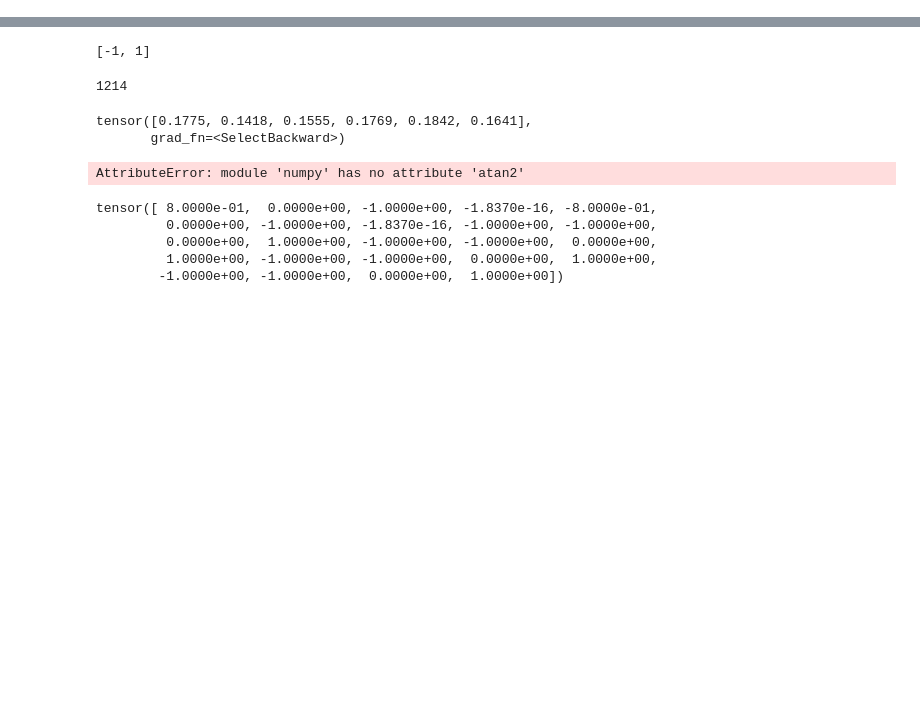
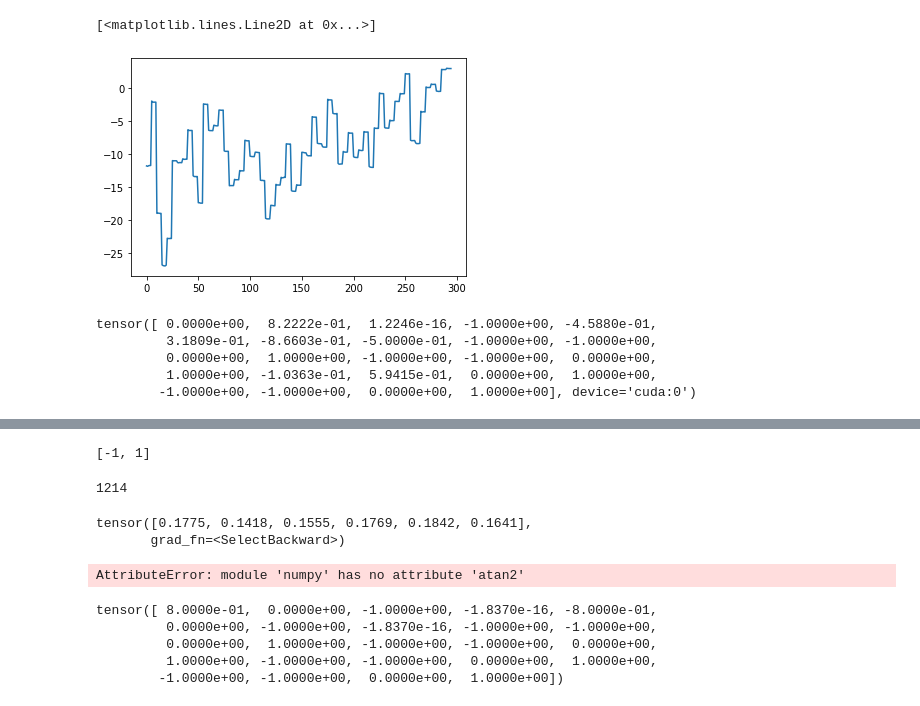
Before and after one commit to HristoBuyukliev/Delta-academy, a Jupyter notebook: Space Shooter/[0] Space shooter PPO.ipynb, the cells around one changed output, grey strips where cells are left out. Cells and saved outputs as stored; diff of their text form; code cells hidden in the pictures; blank space fills up the shorter version.

```diff
--- a/Space Shooter/[0] Space shooter PPO.ipynb
+++ b/Space Shooter/[0] Space shooter PPO.ipynb
@@ -139,0 +313,13 @@ KeyboardInterrupt:
+# %%
+plt.plot(loss_policies)
+# %% [output]
+[<matplotlib.lines.Line2D at 0x...>]
+[figure, added]
+# %%
+observation
+# %% [output]
+tensor([ 0.0000e+00,  8.2222e-01,  1.2246e-16, -1.0000e+00, -4.5880e-01,
+         3.1809e-01, -8.6603e-01, -5.0000e-01, -1.0000e+00, -1.0000e+00,
+         0.0000e+00,  1.0000e+00, -1.0000e+00, -1.0000e+00,  0.0000e+00,
+         1.0000e+00, -1.0363e-01,  5.9415e-01,  0.0000e+00,  1.0000e+00,
+        -1.0000e+00, -1.0000e+00,  0.0000e+00,  1.0000e+00], device='cuda:0')
```
Also changed, not shown: parts of 27 cells of this notebook, 2 other files.
